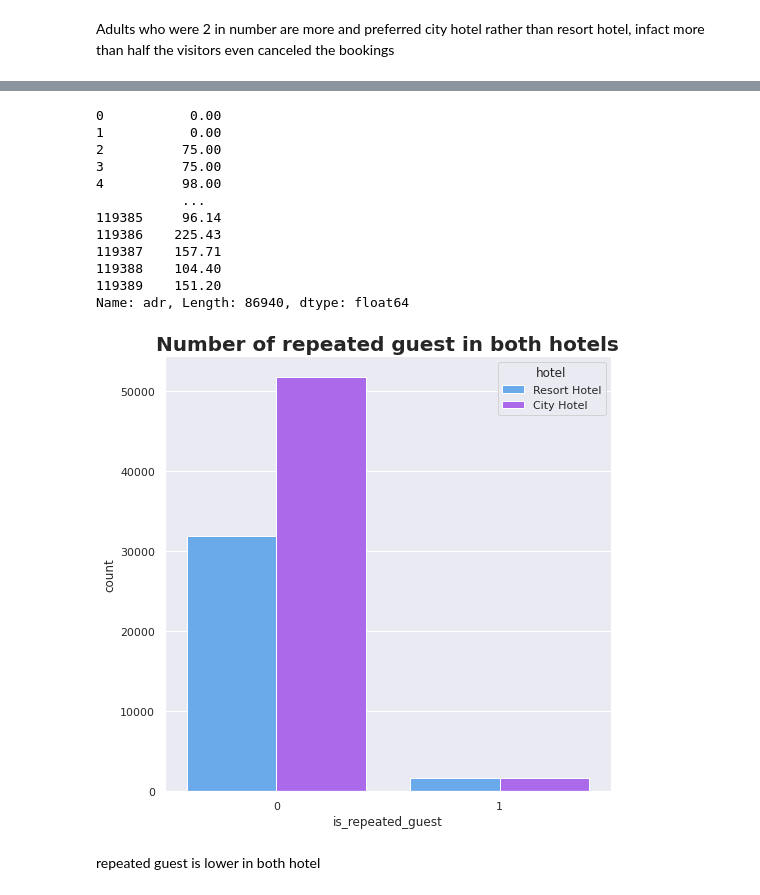
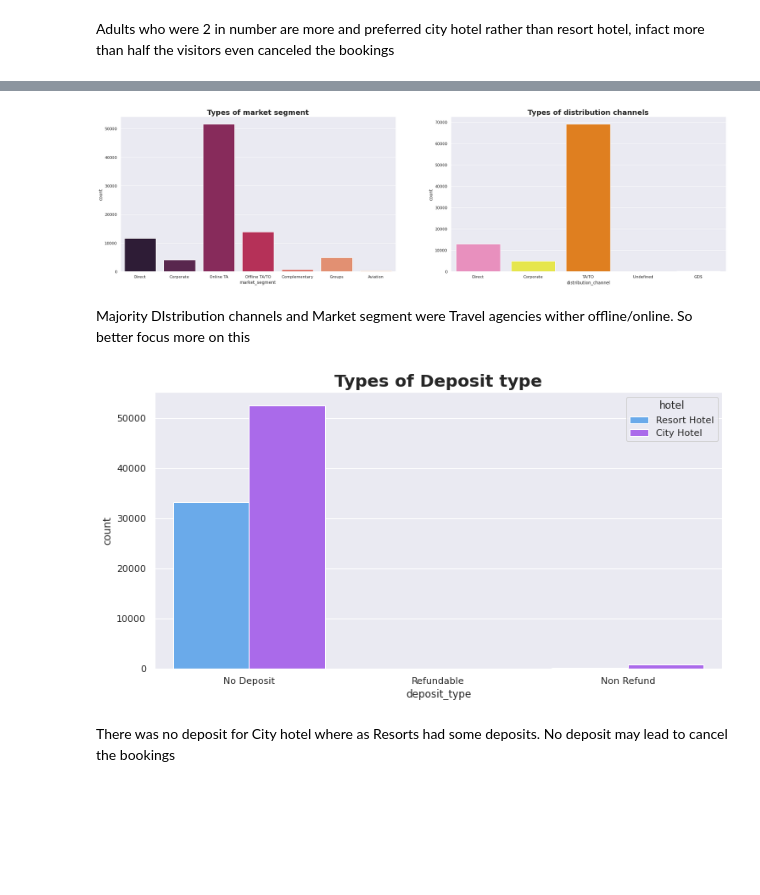
Before and after one commit to dhrisandamedhi/Hotel_booking, a Jupyter notebook: hotel_booking.ipynb, the cells around one changed output, grey strips where cells are left out. Drawn from its saved outputs; the diff is of its cells as text; code cells hidden in the pictures; blank space fills up the shorter version.

```diff
--- a/hotel_booking.ipynb
+++ b/hotel_booking.ipynb
@@ -176,6 +242,10 @@ hotel['arrival_date_month']=hotel['arrival_date_month'].astype('str')
 # %%
 #combine date,month,year
 hotel['arrival_date']=hotel['arrival_date_day_of_month']+'-'+hotel['arrival_date_month']+'-'+hotel['arrival_date_year']
+hotel['Arrival Date'] = pd.to_datetime(hotel['arrival_date'], errors='coerce')
+# %%
+#since we combine arrival_date,month into arrival_date now we remove those colomns
+hotel.drop(['arrival_date'],inplace= True, axis=1)
 # %%
 hotel.head()
 # %% [output]
@@ -465,27 +513,32 @@ Most visitors were arrived in pair with no children/ Babies and preferred City h
-# %%
-hotel.adr
-# %% [output]
-0           0.00
-1           0.00
-2          75.00
-3          75.00
-4          98.00
-           ...
-119385     96.14
-119386    225.43
-119387    157.71
-119388    104.40
-119389    151.20
-Name: adr, Length: 86940, dtype: float64
+# %%
+plt.figure(figsize=(15, 8))
+plt.subplot(1, 2, 1)
+sns.countplot(x='market_segment', data=hotel, palette='rocket')
+plt.title('Types of market segment',fontweight="bold", size=20)
+
+plt.subplot(1, 2, 2)
+sns.countplot(data = hotel, x = 'distribution_channel',  palette='Set1_r')
+plt.title('Types of distribution channels',fontweight="bold", size=20)
+plt.subplots_adjust(right=1.7)
+
+
+
+plt.show()
+# %% [output]
+[figure, added]
+# %% [markdown]
+Majority DIstribution channels and Market segment were Travel agencies wither offline/online. So better focus more on this
 # %%
-hotel['is_repeated_guest'].value_counts().plot(kind='barh')
-plt.subplot(1, 1, 1)
-sns.countplot(x='is_repeated_guest',hue='hotel', data=hotel, palette='cool')
-plt.title("Number of repeated guest in both hotels",fontweight="bold", size=20)
+plt.figure(figsize=(12, 6))
+
+sns.countplot(data = hotel, x = 'deposit_type',hue='hotel', palette='cool')
+plt.title('Types of Deposit type',fontweight="bold", size=20)
+
+
 plt.show()
 # %% [output]
-[figure, old version]
+[figure, new version]
-# %% [markdown]
-repeated guest is lower in both hotel
+# %% [markdown]
+There was no deposit for City hotel where as Resorts had some deposits. No deposit may lead to cancel the bookings
 # %%
 plt.figure(figsize=(8,6))
```
Also changed, not shown: parts of 36 cells of this notebook.
